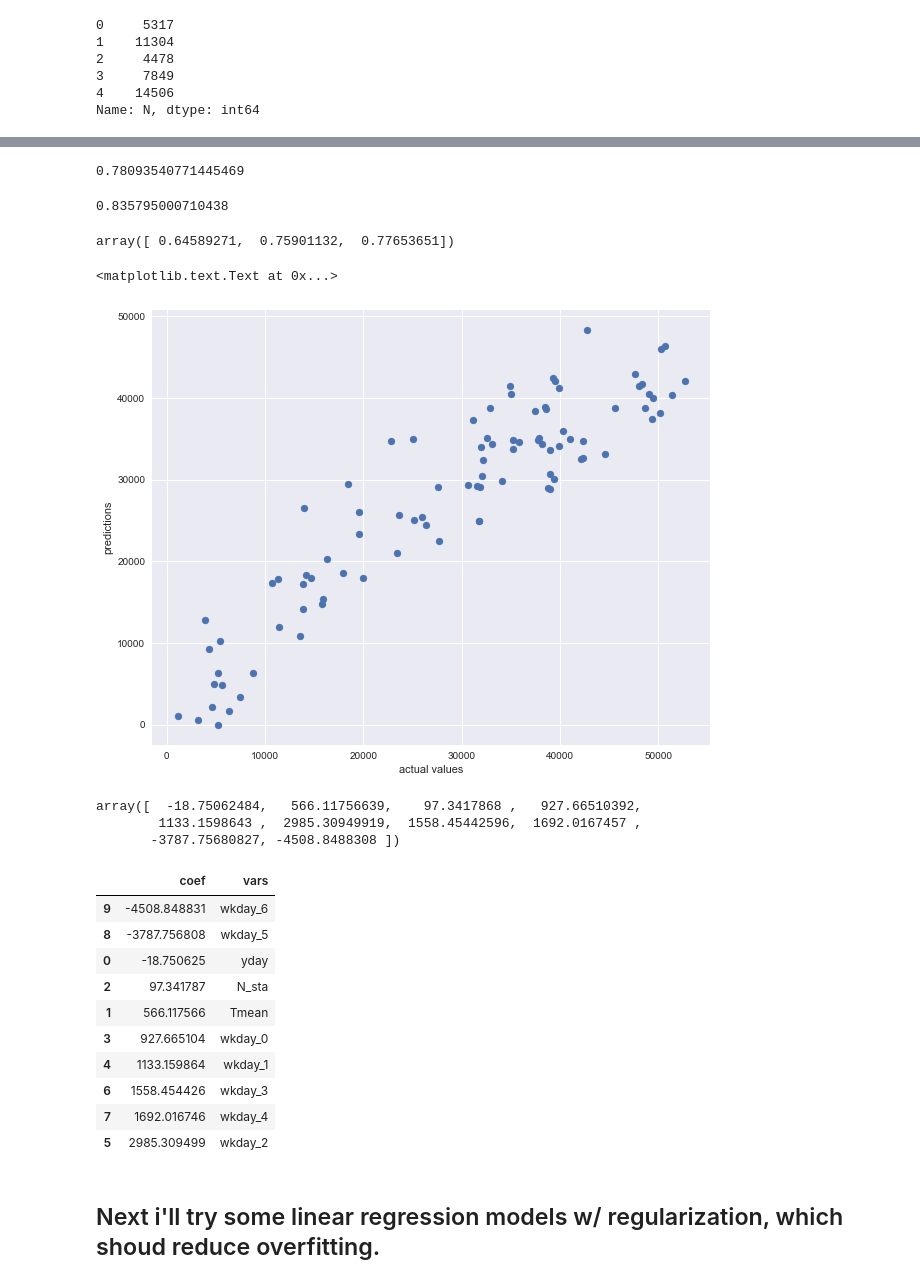
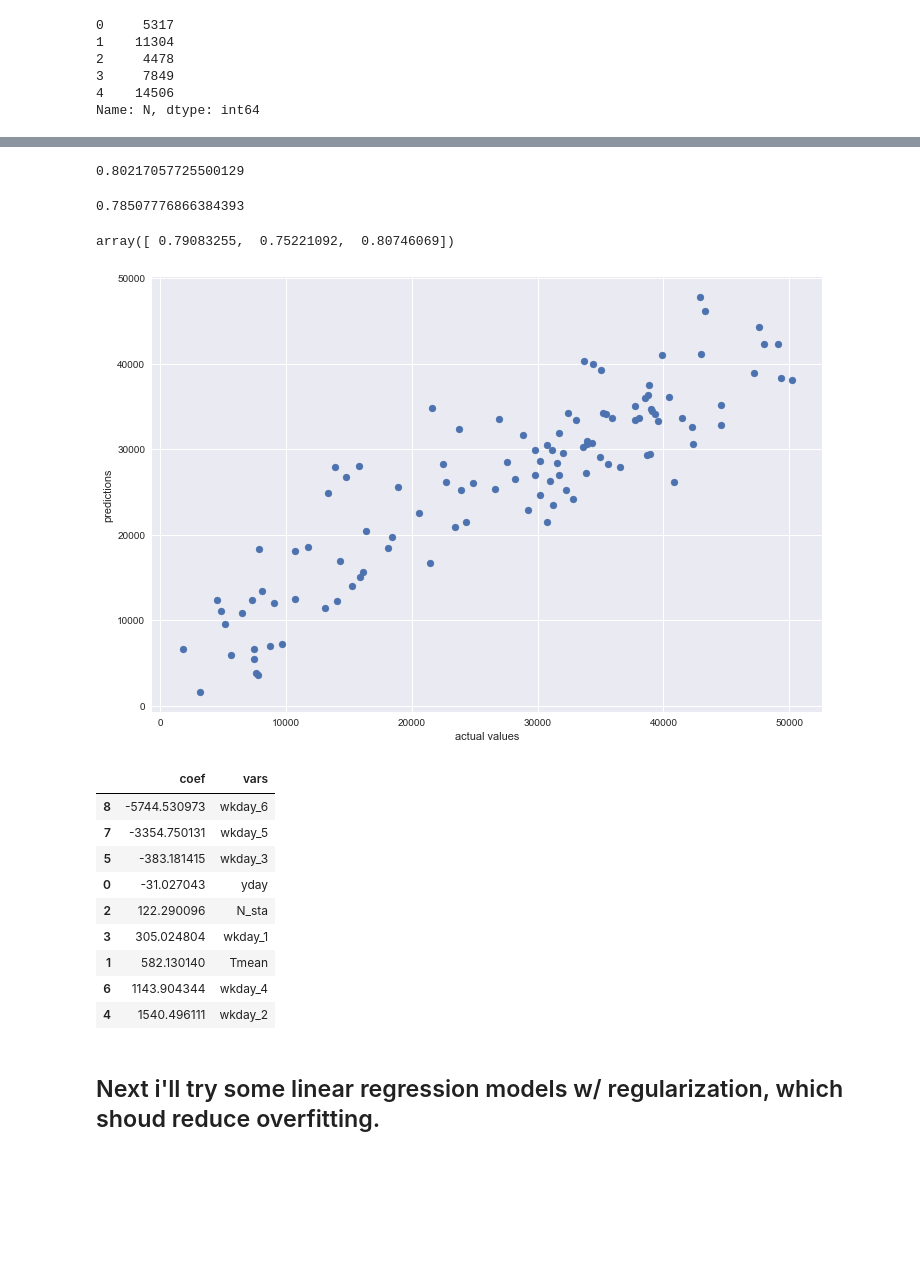
Before and after one commit to andypicke/Springboard_DataScience, a Jupyter notebook: Capstone_1/citibike_regression.ipynb, the cells around one changed output, grey strips where cells are left out. Drawn from its saved outputs; the diff is of its cells as text; code cells hidden in the pictures; blank space fills up the shorter version.

Commit message:
update citibike regression notebook

```diff
--- a/Capstone_1/citibike_regression.ipynb
+++ b/Capstone_1/citibike_regression.ipynb
@@ -93,5 +100,6 @@ sns.jointplot(df_comb.Tmean,df_comb.N)
 # %%
-# dummy wkday
-df_comb = pd.get_dummies(data=df_comb, columns=['wkday'])
+# create dummy variables for wkday
+# NOTE drop_first drops redundant column from dummy vars
+df_comb = pd.get_dummies(data=df_comb, columns=['wkday'],drop_first=True)
 df_comb.head()
 # %% [output]
@@ -134,7 +144,3 @@ Name: N, dtype: int64
 # %%
-from sklearn.linear_model import LinearRegression
-from sklearn.linear_model import Ridge
 from sklearn.model_selection import train_test_split
-from sklearn.model_selection import cross_val_score
-
-X_train, X_test, y_train, y_test = train_test_split(X,y)
+X_train, X_test, y_train, y_test = train_test_split(X,y,test_size= 0.3, random_state=39)
@@ -143,45 +152,43 @@ reg = LinearRegression()
 reg.fit(X_train,y_train)
 preds = reg.predict(X_test)
 # %%
+# score on training set
 reg.score(X_train,y_train)
 # %% [output]
-0.78093540771445469
+0.80217057725500129
 # %%
+# score on test set
 reg.score(X_test,y_test)
 # %% [output]
-0.835795000710438
+0.78507776866384393
-# %%
-cross_val_score(reg,X_train,y_train)
-# %% [output]
-array([ 0.64589271,  0.75901132,  0.77653651])
+# %%
+# cross-val score gives a better estimate of how the model will perform on new data
+from sklearn.model_selection import cross_val_score
+cross_val_score(reg,X_train,y_train)
+# %% [output]
+array([ 0.79083255,  0.75221092,  0.80746069])
 # %%
-plt.figure(figsize=(10,8))
+# plot predictions vs actual values
+plt.figure(figsize=(12,8))
 plt.scatter(y_test,preds)
 plt.xlabel('actual values')
-plt.ylabel('predictions')
+plt.ylabel('predictions');
 # %% [output]
-<matplotlib.text.Text at 0x...>
-[figure, old version]
+[figure, new version]
-# %%
-reg.coef_
-# %% [output]
-array([  -18.75062484,   566.11756639,    97.3417868 ,   927.66510392,
-        1133.1598643 ,  2985.30949919,  1558.45442596,  1692.0167457 ,
-       -3787.75680827, -4508.8488308 ])
 # %%
+# Examine coefficients
 coefs = pd.DataFrame({'vars':X.columns,'coef':reg.coef_})
 coefs.sort_values('coef')
 # %% [output]
 |  | coef | vars |
-| 9 | -4508.848831 | wkday_6 |
-| 8 | -3787.756808 | wkday_5 |
-| 0 | -18.750625 | yday |
-| 2 | 97.341787 | N_sta |
-| 1 | 566.117566 | Tmean |
-| 3 | 927.665104 | wkday_0 |
-| 4 | 1133.159864 | wkday_1 |
-| 6 | 1558.454426 | wkday_3 |
-| 7 | 1692.016746 | wkday_4 |
-| 5 | 2985.309499 | wkday_2 |
+| 8 | -5744.530973 | wkday_6 |
+| 7 | -3354.750131 | wkday_5 |
+| 5 | -383.181415 | wkday_3 |
+| 0 | -31.027043 | yday |
+| 2 | 122.290096 | N_sta |
+| 3 | 305.024804 | wkday_1 |
+| 1 | 582.130140 | Tmean |
+| 6 | 1143.904344 | wkday_4 |
+| 4 | 1540.496111 | wkday_2 |
 # %% [markdown]
 ## Next i'll try some linear regression models w/ regularization, which shoud reduce overfitting.
```
Also changed, not shown: parts of 58 cells of this notebook.
